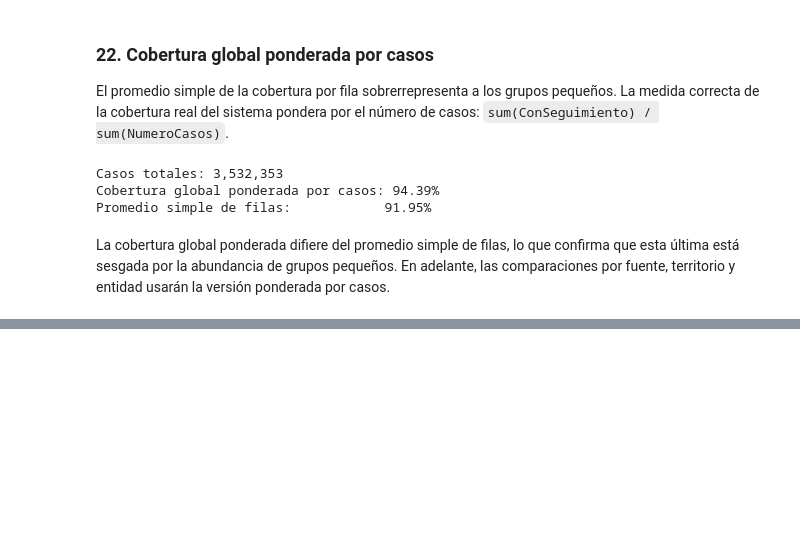
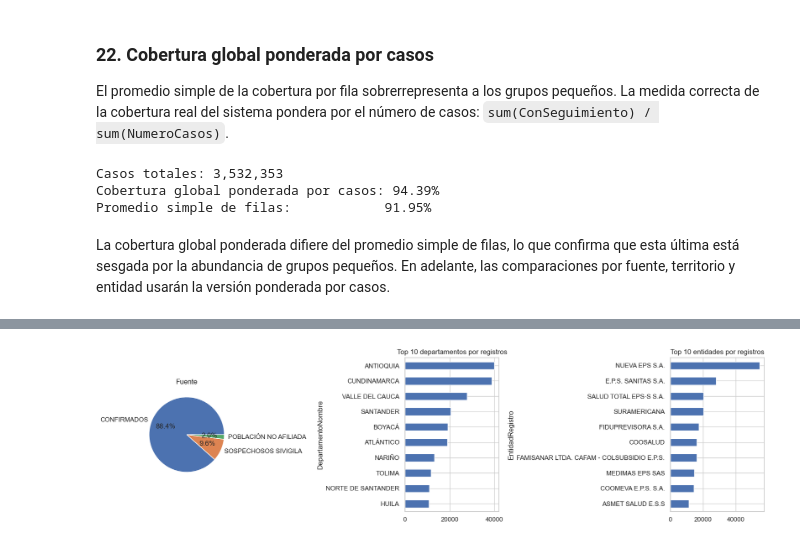
Before and after one commit to JabesMonroy/Proyecto_Esp-Fund-Datos_PRASS_Seg.COVID19, a Jupyter notebook: Proyecto_PRASS_Seguimiento_COVID19.ipynb, the cells around one changed output, grey strips where cells are left out. Saved outputs shown, nothing was run; the diff lists cells and outputs as text; code cells hidden in the pictures; blank space fills up the shorter version.

Commit message:
EDA bloque 2: univariado categorico (pie y barras) y KDE
- Seccion 23: pie de Fuente y barras top de departamentos y entidades
- Seccion 24: KDE de cobertura y de log1p(NumeroCasos)

```diff
--- a/Proyecto_PRASS_Seguimiento_COVID19.ipynb
+++ b/Proyecto_PRASS_Seguimiento_COVID19.ipynb
@@ -542,0 +547,14 @@ La cobertura global ponderada difiere del promedio simple de filas, lo que confi
+# %%
+fig, axes = plt.subplots(1, 3, figsize=(16, 4.5))
+df_prep['Fuente'].value_counts().plot.pie(autopct='%1.1f%%', ax=axes[0], ylabel='')
+axes[0].set_title('Fuente')
+df_prep['DepartamentoNombre'].value_counts().head(10).plot.barh(ax=axes[1])
+axes[1].set_title('Top 10 departamentos por registros')
+axes[1].invert_yaxis()
+df_prep['EntidadRegistro'].value_counts().head(10).plot.barh(ax=axes[2])
+axes[2].set_title('Top 10 entidades por registros')
+axes[2].invert_yaxis()
+plt.tight_layout()
+plt.show()
+# %% [output]
+[figure, added]
```
Also changed, not shown: parts of 5 cells of this notebook.
